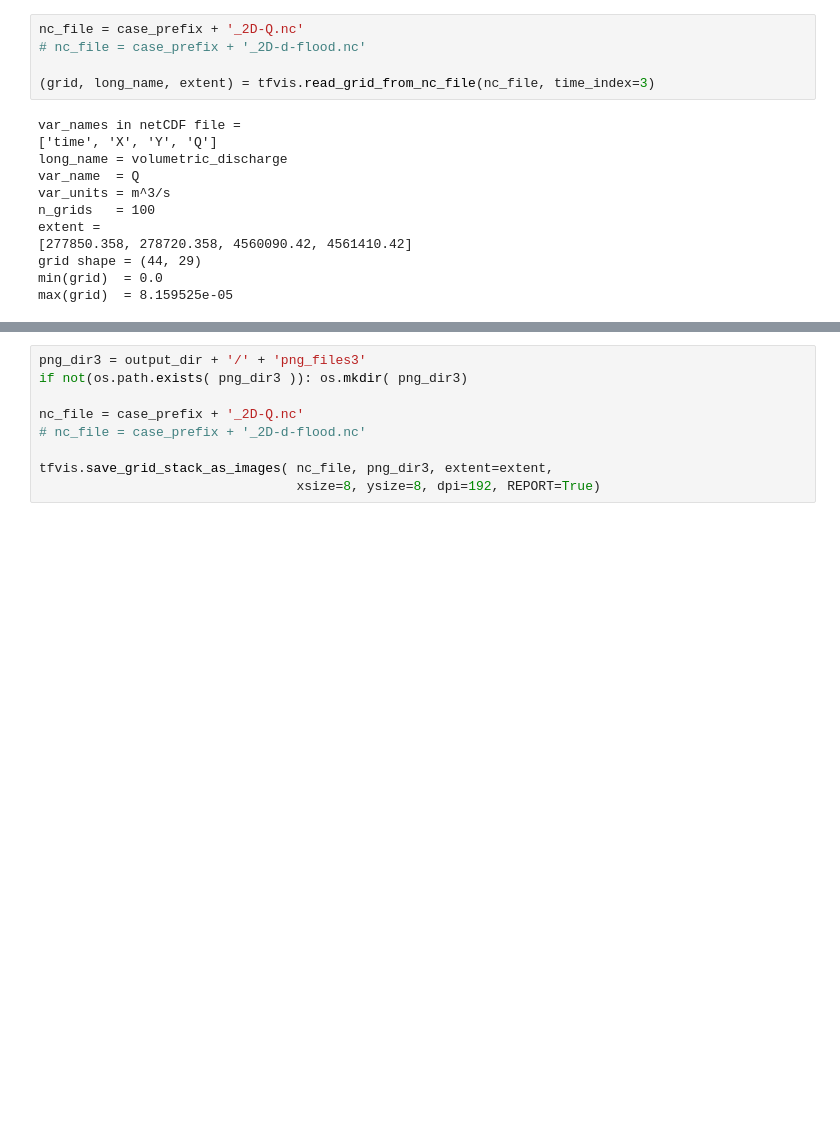
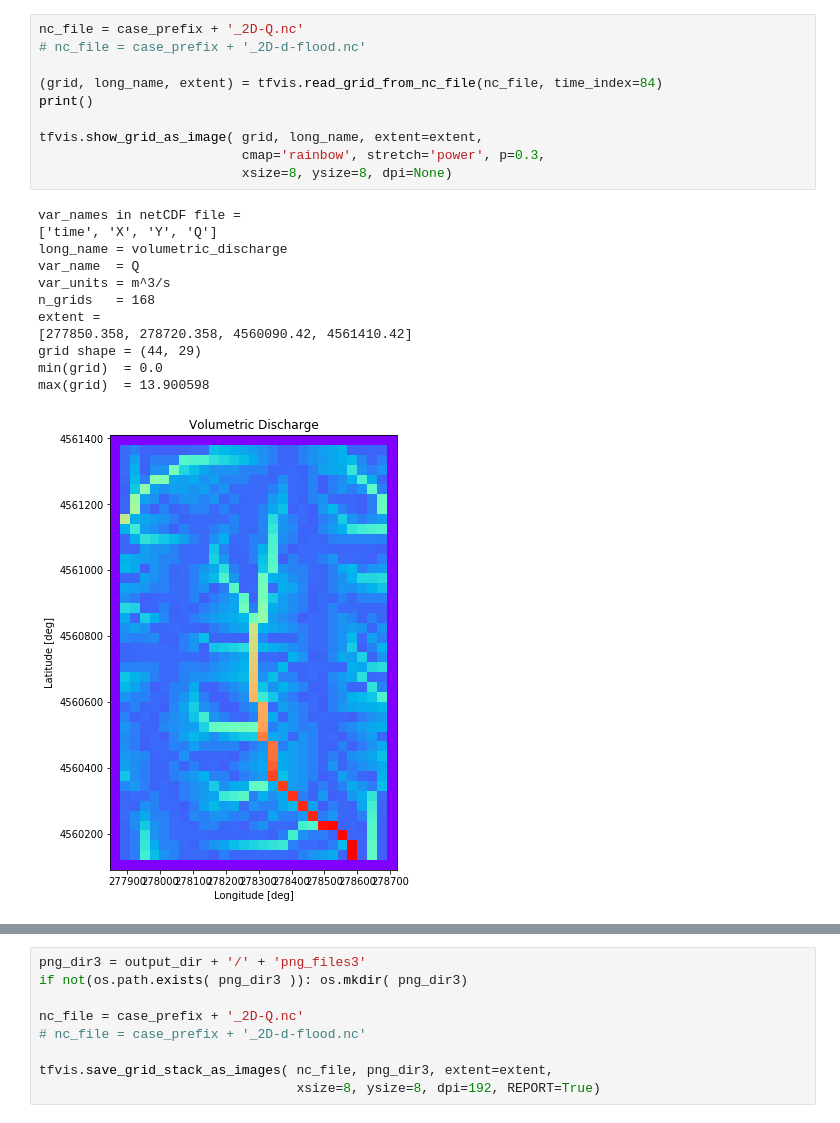
Before and after one commit to peckhams/topoflow36, a Jupyter notebook: TopoFlow_Visualization_v2.ipynb, the cells around one changed output, grey strips where cells are left out. Saved outputs shown, nothing was run; the diff lists cells and outputs as text; blank space fills up the shorter version.

```diff
--- a/TopoFlow_Visualization_v2.ipynb
+++ b/TopoFlow_Visualization_v2.ipynb
@@ -123,17 +158,23 @@ __name__      = topoflow.framework.emeli
 # %%
 nc_file = case_prefix + '_2D-Q.nc'
 # nc_file = case_prefix + '_2D-d-flood.nc'
 
-(grid, long_name, extent) = tfvis.read_grid_from_nc_file(nc_file, time_index=3)
+(grid, long_name, extent) = tfvis.read_grid_from_nc_file(nc_file, time_index=84)
+print()
+
+tfvis.show_grid_as_image( grid, long_name, extent=extent,
+                          cmap='rainbow', stretch='power', p=0.3,
+                          xsize=8, ysize=8, dpi=None)
 # %% [output]
 var_names in netCDF file =
 ['time', 'X', 'Y', 'Q']
 long_name = volumetric_discharge
 var_name  = Q
 var_units = m^3/s
-n_grids   = 100
+n_grids   = 168
 extent =
 [277850.358, 278720.358, 4560090.42, 4561410.42]
 grid shape = (44, 29)
 min(grid)  = 0.0
-max(grid)  = 8.159525e-05
+max(grid)  = 13.900598
+[figure, added]
```
Also changed, not shown: parts of 39 cells of this notebook, 2 other files.
